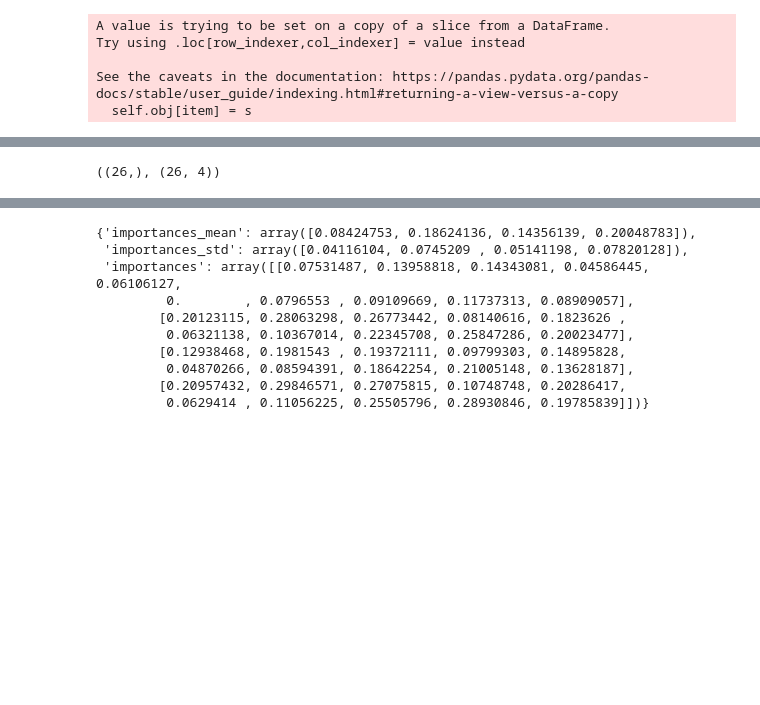
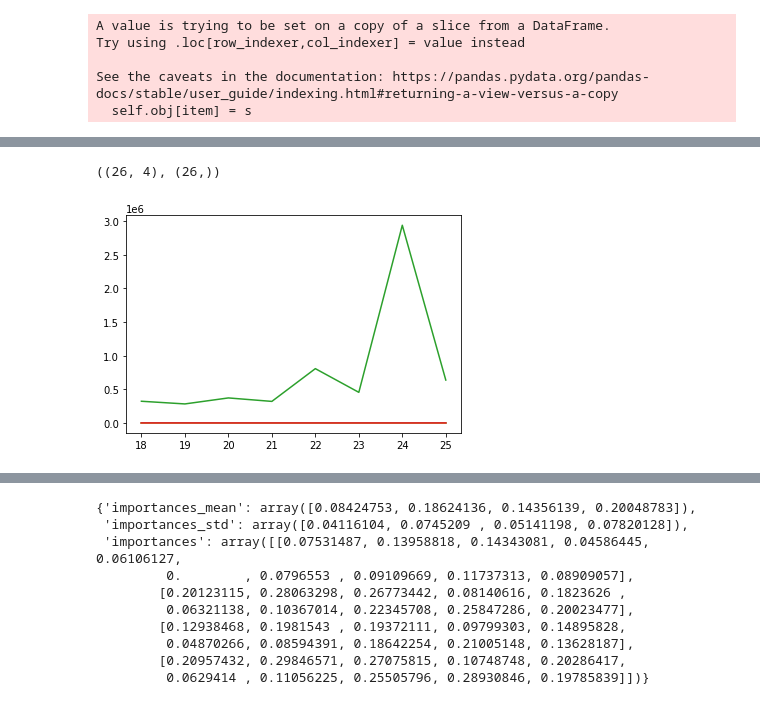
Before and after one commit to G-Sprouts/Stock_project, a Jupyter notebook: Stocks.ipynb, the cells around one changed output, grey strips where cells are left out. Cells and saved outputs as stored; diff of their text form; code cells hidden in the pictures; blank space fills up the shorter version.

```diff
--- a/Stocks.ipynb
+++ b/Stocks.ipynb
@@ -139,5 +133,6 @@ df2
 # Define features variables
 
 X = df2[['50-Day MA', '200-Day MA', 'Vol', 'Avg Vol (10-day)']]
-
+X2 = X.loc[18:26, :]
 y = df2['SP']
+y2 = y.loc[18:26]
@@ -144,7 +154,12 @@ y = df2['SP']
 # %%
-y.shape, X.shape
+X.shape, y.shape
 # %% [output]
-((26,), (26, 4))
+((26, 4), (26,))
+# %%
+plt.plot(X2)
+plt.show()
+# %% [output]
+[figure, added]
 # %%
 # Split dataset into train & test, specify test_size
 X = np.array(X)
```
Also changed, not shown: parts of 11 cells of this notebook.
